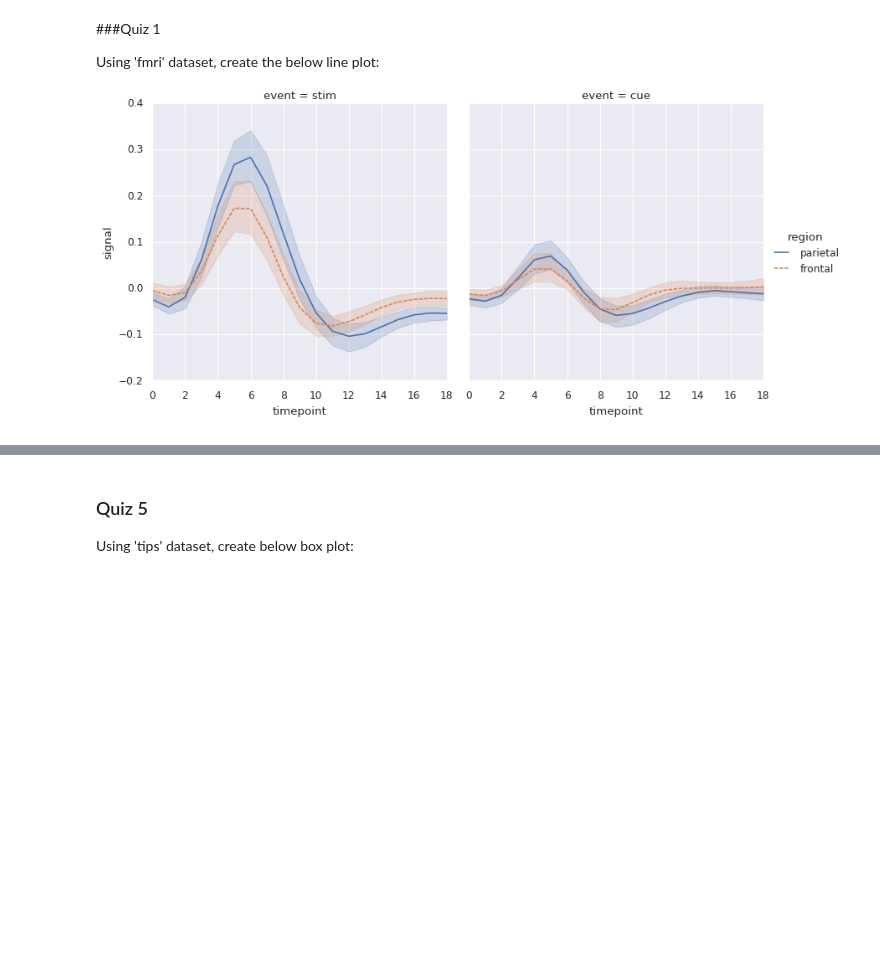
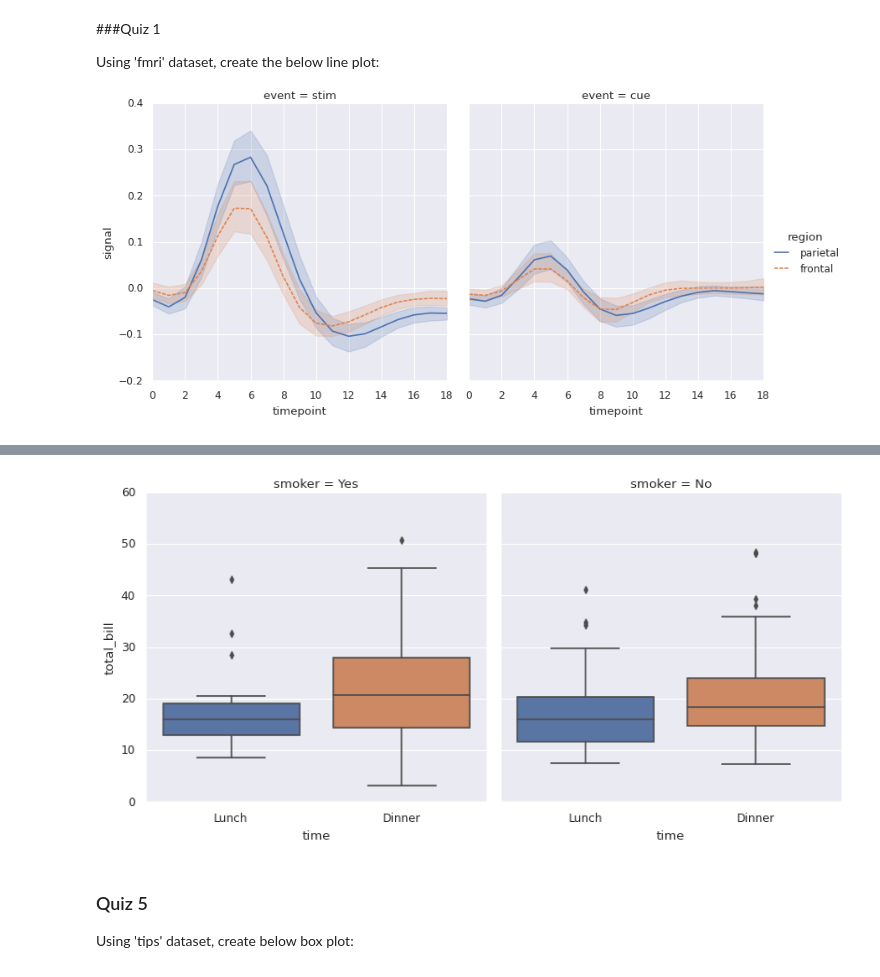
Before and after one commit to 2016112546/4-1_-, a Jupyter notebook: 11주차_seaborn/DSC4001_Exercise_11.ipynb, the cells around one changed output, grey strips where cells are left out. Saved outputs shown, nothing was run; the diff lists cells and outputs as text; code cells hidden in the pictures; blank space fills up the shorter version.

```diff
--- a/11주차_seaborn/DSC4001_Exercise_11.ipynb
+++ b/11주차_seaborn/DSC4001_Exercise_11.ipynb
@@ -351,9 +386,11 @@ Create below box plot using 'tips' dataset:
 ![image.png](embedded-picture-1)
 # %%
 # your code here
-
+sns.catplot(data=tips, x= 'time',y='total_bill',kind='box' , col='smoker')
 
 plt.show()
+# %% [output]
+[figure, added]
 # %% [markdown]
 ### Quiz 5
 
```
Also changed, not shown: parts of 19 cells of this notebook.
